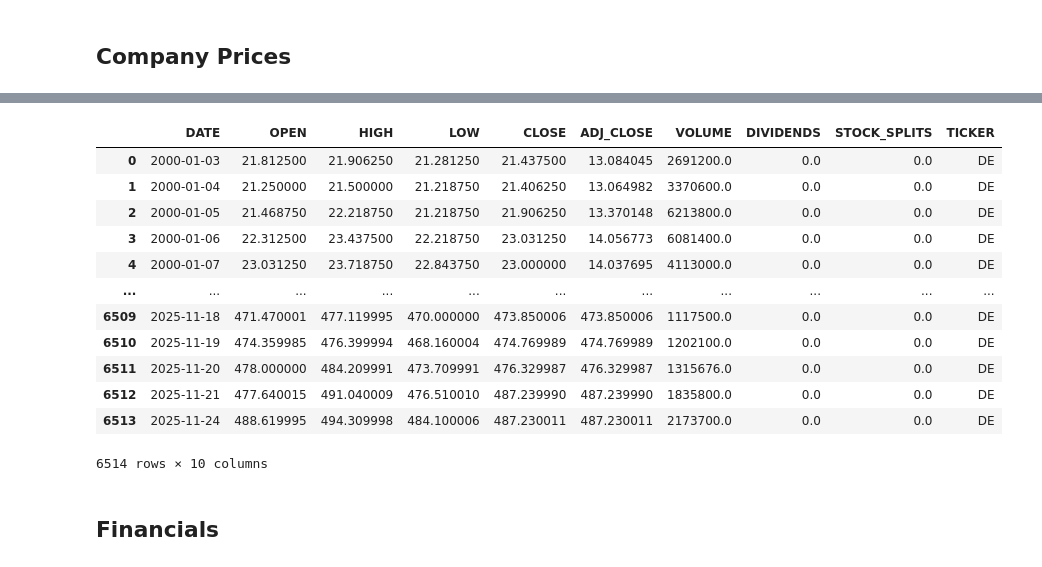
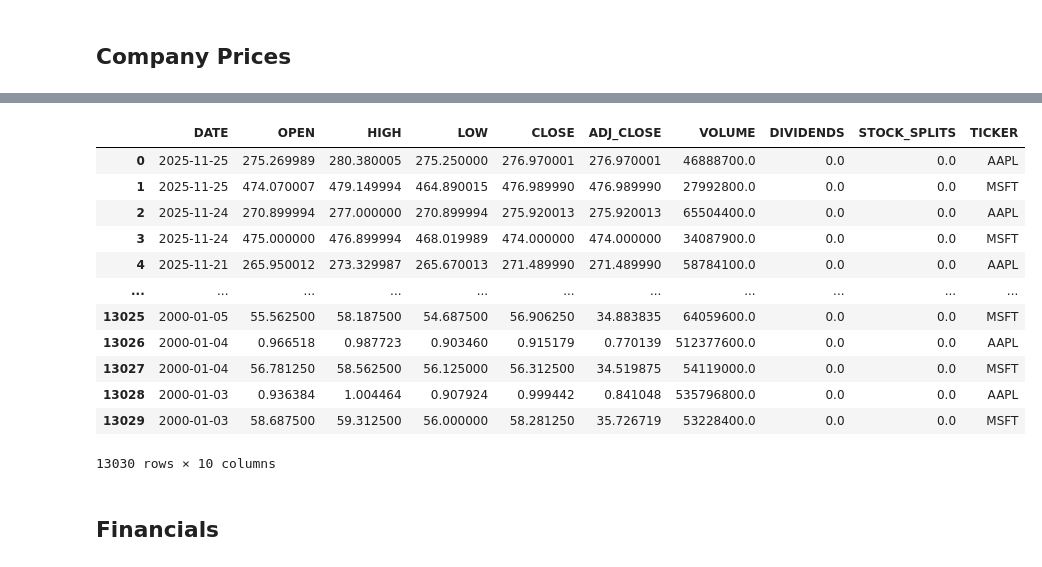
Before and after one commit to Code-And-Capital/finance, a Jupyter notebook: notebooks/pull_data.ipynb, the cells around one changed output, grey strips where cells are left out. Cells and saved outputs as stored; diff of their text form; code cells hidden in the pictures.

```diff
--- a/notebooks/pull_data.ipynb
+++ b/notebooks/pull_data.ipynb
@@ -112,26 +110,26 @@ $PCG: possibly delisted; no price data found  (1d 2025-11-24 00:00:00 -> 2025-11
 # %%
 query = """
 SELECT *
 FROM prices
-WHERE "TICKER" IN ('DE')
-ORDER BY DATE, TICKER
+WHERE "TICKER" IN ('AAPL', 'MSFT')
+ORDER BY DATE DESC, TICKER
 """
 
 sql_utils.read_sql_table("CODE_CAPITAL", query=query)
 # %% [output]
 |  | DATE | OPEN | HIGH | LOW | CLOSE | ADJ_CLOSE | VOLUME | DIVIDENDS | STOCK_SPLITS | TICKER |
-| 0 | 2000-01-03 | 21.812500 | 21.906250 | 21.281250 | 21.437500 | 13.084045 | 2691200.0 | 0.0 | 0.0 | DE |
-| 1 | 2000-01-04 | 21.250000 | 21.500000 | 21.218750 | 21.406250 | 13.064982 | 3370600.0 | 0.0 | 0.0 | DE |
-| 2 | 2000-01-05 | 21.468750 | 22.218750 | 21.218750 | 21.906250 | 13.370148 | 6213800.0 | 0.0 | 0.0 | DE |
-| 3 | 2000-01-06 | 22.312500 | 23.437500 | 22.218750 | 23.031250 | 14.056773 | 6081400.0 | 0.0 | 0.0 | DE |
-| 4 | 2000-01-07 | 23.031250 | 23.718750 | 22.843750 | 23.000000 | 14.037695 | 4113000.0 | 0.0 | 0.0 | DE |
+| 0 | 2025-11-25 | 275.269989 | 280.380005 | 275.250000 | 276.970001 | 276.970001 | 46888700.0 | 0.0 | 0.0 | AAPL |
+| 1 | 2025-11-25 | 474.070007 | 479.149994 | 464.890015 | 476.989990 | 476.989990 | 27992800.0 | 0.0 | 0.0 | MSFT |
+| 2 | 2025-11-24 | 270.899994 | 277.000000 | 270.899994 | 275.920013 | 275.920013 | 65504400.0 | 0.0 | 0.0 | AAPL |
+| 3 | 2025-11-24 | 475.000000 | 476.899994 | 468.019989 | 474.000000 | 474.000000 | 34087900.0 | 0.0 | 0.0 | MSFT |
+| 4 | 2025-11-21 | 265.950012 | 273.329987 | 265.670013 | 271.489990 | 271.489990 | 58784100.0 | 0.0 | 0.0 | AAPL |
 | ... | ... | ... | ... | ... | ... | ... | ... | ... | ... | ... |
-| 6509 | 2025-11-18 | 471.470001 | 477.119995 | 470.000000 | 473.850006 | 473.850006 | 1117500.0 | 0.0 | 0.0 | DE |
-| 6510 | 2025-11-19 | 474.359985 | 476.399994 | 468.160004 | 474.769989 | 474.769989 | 1202100.0 | 0.0 | 0.0 | DE |
-| 6511 | 2025-11-20 | 478.000000 | 484.209991 | 473.709991 | 476.329987 | 476.329987 | 1315676.0 | 0.0 | 0.0 | DE |
-| 6512 | 2025-11-21 | 477.640015 | 491.040009 | 476.510010 | 487.239990 | 487.239990 | 1835800.0 | 0.0 | 0.0 | DE |
-| 6513 | 2025-11-24 | 488.619995 | 494.309998 | 484.100006 | 487.230011 | 487.230011 | 2173700.0 | 0.0 | 0.0 | DE |
+| 13025 | 2000-01-05 | 55.562500 | 58.187500 | 54.687500 | 56.906250 | 34.883835 | 64059600.0 | 0.0 | 0.0 | MSFT |
+| 13026 | 2000-01-04 | 0.966518 | 0.987723 | 0.903460 | 0.915179 | 0.770139 | 512377600.0 | 0.0 | 0.0 | AAPL |
+| 13027 | 2000-01-04 | 56.781250 | 58.562500 | 56.125000 | 56.312500 | 34.519875 | 54119000.0 | 0.0 | 0.0 | MSFT |
+| 13028 | 2000-01-03 | 0.936384 | 1.004464 | 0.907924 | 0.999442 | 0.841048 | 535796800.0 | 0.0 | 0.0 | AAPL |
+| 13029 | 2000-01-03 | 58.687500 | 59.312500 | 56.000000 | 58.281250 | 35.726719 | 53228400.0 | 0.0 | 0.0 | MSFT |
-6514 rows × 10 columns
+13030 rows × 10 columns
 # %% [markdown]
 ## Financials
 # %%
```
Also changed, not shown: parts of 3 cells of this notebook, 3 other files.
